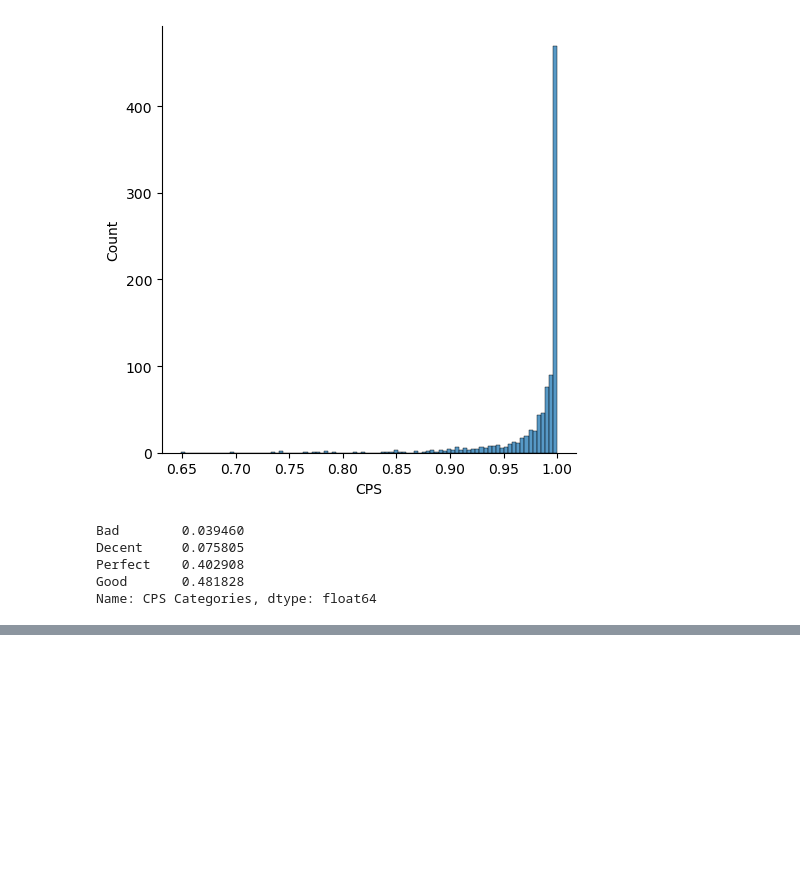
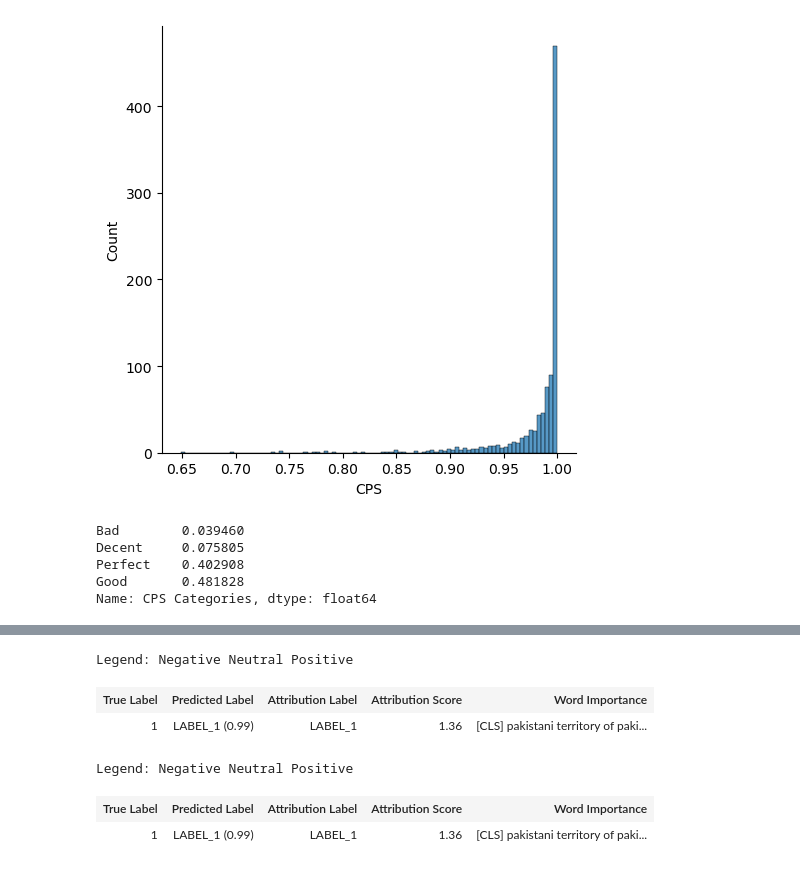
Before and after one commit to RU-Insane/Debiasing-Text-With-Style-Transfer, a Jupyter notebook: notebooks/evaluation_metrics.ipynb, the cells around one changed output, grey strips where cells are left out. Drawn from its saved outputs; the diff is of its cells as text; code cells hidden in the pictures; blank space fills up the shorter version.

```diff
--- a/notebooks/evaluation_metrics.ipynb
+++ b/notebooks/evaluation_metrics.ipynb
@@ -402,0 +453,11 @@ Name: CPS Categories, dtype: float64
+# %%
+test = 'pakistani territory of pakistan occupied kashmir.'
+word_attrn = cls_explainer(test)
+cls_explainer.visualize()
+# %% [output]
+Legend: Negative Neutral Positive
+| True Label | Predicted Label | Attribution Label | Attribution Score | Word Importance |
+| 1 | LABEL_1 (0.99) | LABEL_1 | 1.36 | [CLS] pakistani territory of paki... |
+Legend: Negative Neutral Positive
+| True Label | Predicted Label | Attribution Label | Attribution Score | Word Importance |
+| 1 | LABEL_1 (0.99) | LABEL_1 | 1.36 | [CLS] pakistani territory of paki... |
```
Also changed, not shown: parts of 9 cells of this notebook, 2 other files.
